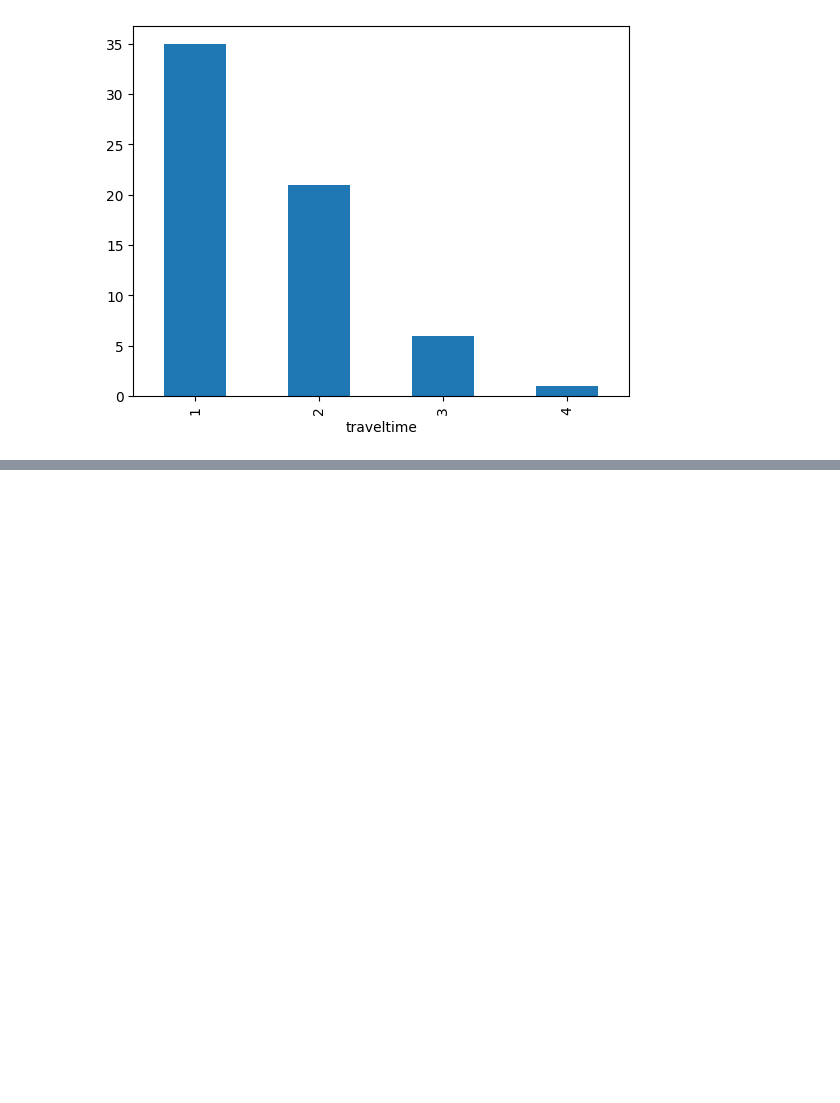
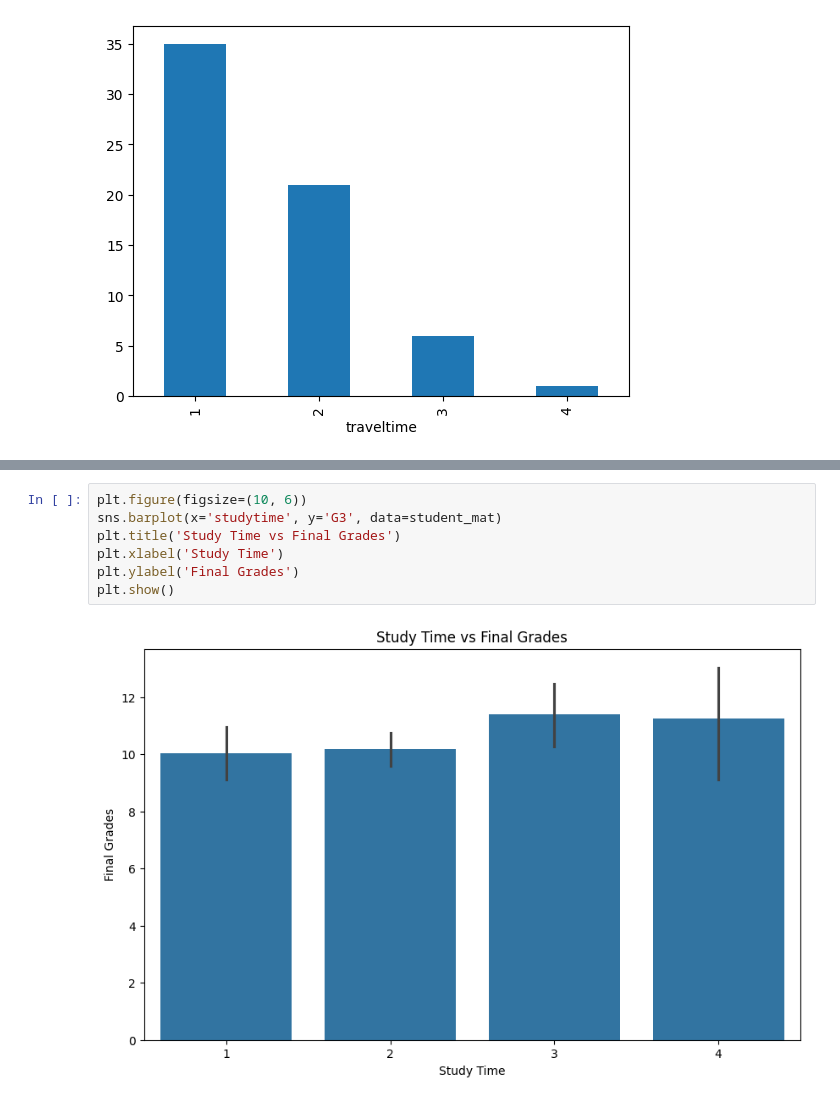
Before and after one commit to leosousa200/SGDAnalysis, a Jupyter notebook: analysis.ipynb, the cells around one changed output, grey strips where cells are left out. Cells and saved outputs as stored; diff of their text form; blank space fills up the shorter version.

```diff
--- a/analysis.ipynb
+++ b/analysis.ipynb
@@ -437,0 +453,9 @@ De 63 : 55.56%  - 33.33%  -  9.52%  -  1.59%
+# %%
+plt.figure(figsize=(10, 6))
+sns.barplot(x='studytime', y='G3', data=student_mat)
+plt.title('Study Time vs Final Grades')
+plt.xlabel('Study Time')
+plt.ylabel('Final Grades')
+plt.show()
+# %% [output]
+[figure, added]
```
Also changed, not shown: parts of 6 cells of this notebook, 1 other file.
